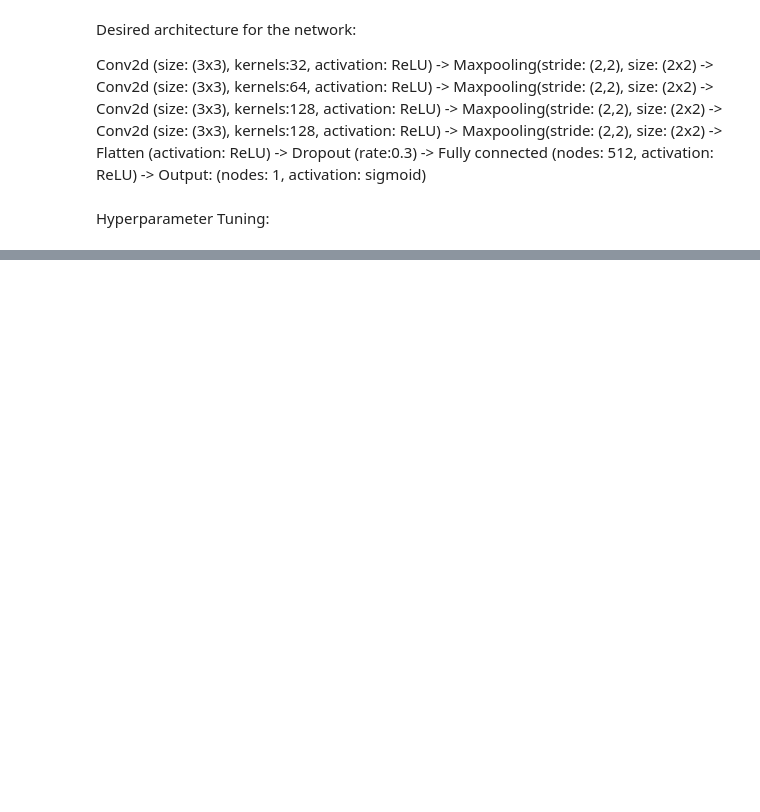
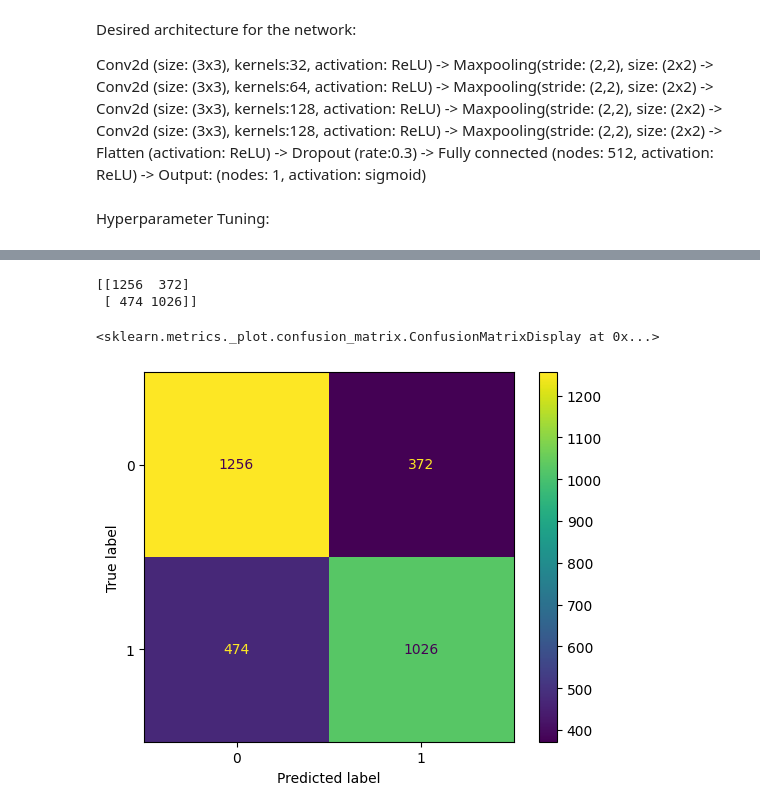
Before and after one commit to ArthurLopez1/AI-Arthur-Lopez-OPA23, a Jupyter notebook: dogs-vs-cats-kaggle.ipynb, the cells around one changed output, grey strips where cells are left out. Drawn from its saved outputs; the diff is of its cells as text; code cells hidden in the pictures; blank space fills up the shorter version.

```diff
--- a/dogs-vs-cats-kaggle.ipynb
+++ b/dogs-vs-cats-kaggle.ipynb
@@ -292,14 +290,17 @@ KerasClassifier(
 )
 # %%
 # Initialize variables
-num_images_to_test = 10
+num_images_to_test = 100
 y_pred_prob_list = []
 y_test_list = []
+
+# Reset the test generator to start from the beginning
+test_generator.reset()
 
 # Perform inference on a subset of the test data
 for i in range(num_images_to_test):
     # Generate batch of test data
-    X_batch, y_batch = test_generator.next()
+    X_batch, y_batch = next(test_generator)
 
     # Predict probabilities for the current batch
     y_pred_prob_batch = best_model.predict(X_batch)
@@ -323,0 +339,12 @@ print(confusion_matrix(y_test, y_pred))
+# %%
+cm = confusion_matrix(y_test, y_pred)
+print(cm)
+# %% [output]
+[[1256  372]
+ [ 474 1026]]
+# %%
+cm = confusion_matrix(y_test, y_pred)
+ConfusionMatrixDisplay(cm).plot()
+# %% [output]
+<sklearn.metrics._plot.confusion_matrix.ConfusionMatrixDisplay at 0x...>
+[figure, added]
```
Also changed, not shown: parts of 10 cells of this notebook.
